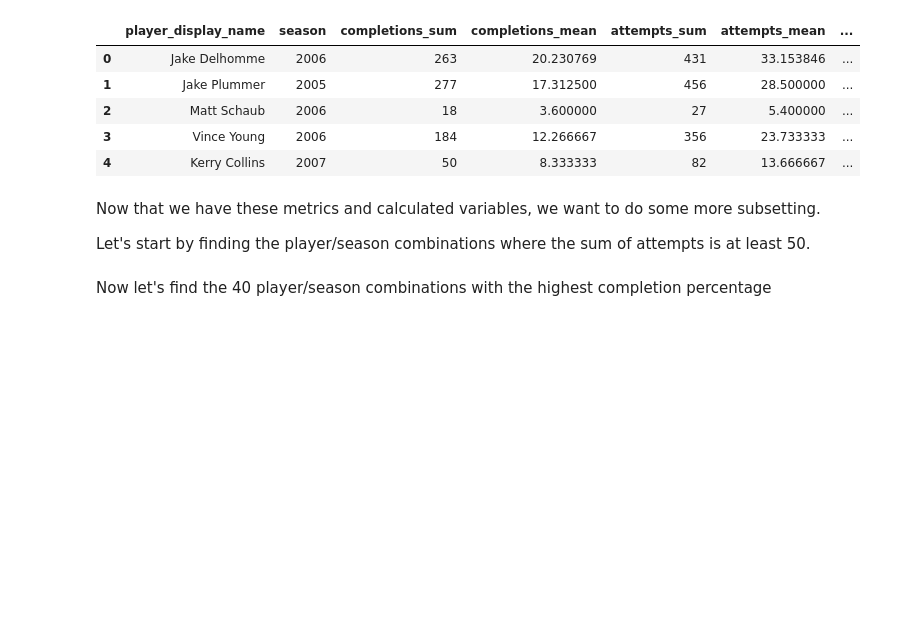
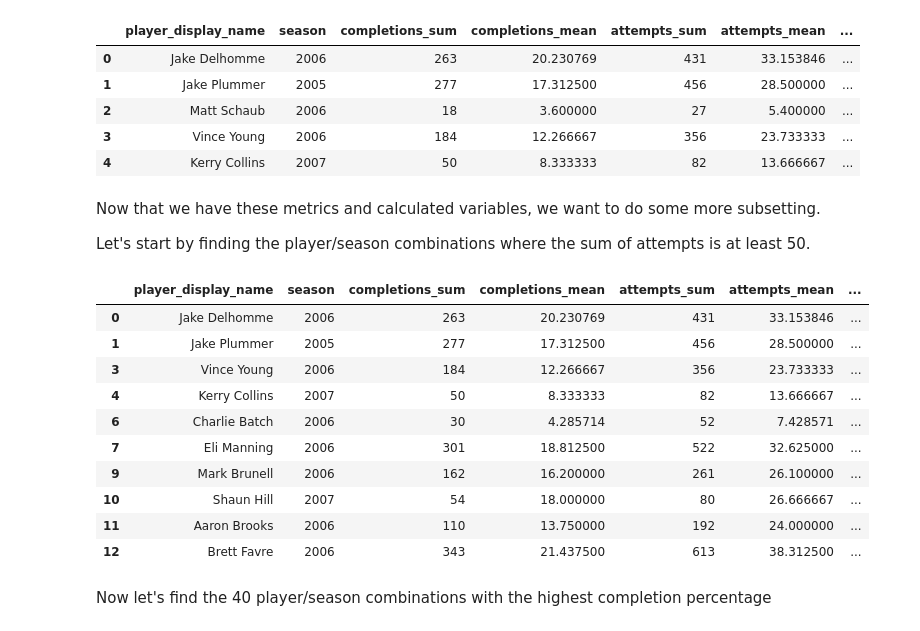
Before and after one commit to alanapooler827/554Project2, a Jupyter notebook: project2_notebook.ipynb, the cells around one changed output. Drawn from its saved outputs; the diff is of its cells as text; code cells hidden in the pictures; blank space fills up the shorter version.

```diff
--- a/project2_notebook.ipynb
+++ b/project2_notebook.ipynb
@@ -27,11 +40,11 @@ The read_csv() class method uses spark.read.load() to create an instance of the
 # %%
-air = SparkDataCheck.read_csv(spark, file_path = 'air.csv')
+air = SparkDataCheck.read_csv(spark, file_path = 'data/air.csv')
 
 # drop extra index column
-air.df = air.df.drop("_c0")
+air.df = air.df.drop('_c0')
 
 # replace periods in column names with underscores to avoid errors
-new_cols = [c.replace(".", "_") for c in air.df.columns]
+new_cols = [c.replace('.', '_') for c in air.df.columns]
 air.df = air.df.toDF(*new_cols)
 
 # show first 5 rows of data frame
@@ -414,6 +584,6 @@ warnings.simplefilter("ignore", category=PandasAPIOnSparkAdviceWarning)
 # %% [markdown]
 Read in the weekly NFL data using PySpark and look at the first 5 rows
 # %%
-nfl = ps.read_csv("weekly_nfl_data.csv")
+nfl = ps.read_csv('data/weekly_nfl_data.csv')
 nfl.head()
 # %% [output]
@@ -566,7 +735,20 @@ Now that we have these metrics and calculated variables, we want to do some more
 
 Let's start by finding the player/season combinations where the sum of attempts is at least 50.
 # %%
-top50_attempts = nfl_result[nfl_result["attempts_sum"] >= 50]
+top50_attempts = nfl_result[nfl_result['attempts_sum'] >= 50]
+top50_attempts.head()
+# %% [output]
+|  | player_display_name | season | completions_sum | completions_mean | attempts_sum | attempts_mean | ... |
+| 0 | Jake Delhomme | 2006 | 263 | 20.230769 | 431 | 33.153846 | ... |
+| 1 | Jake Plummer | 2005 | 277 | 17.312500 | 456 | 28.500000 | ... |
+| 3 | Vince Young | 2006 | 184 | 12.266667 | 356 | 23.733333 | ... |
+| 4 | Kerry Collins | 2007 | 50 | 8.333333 | 82 | 13.666667 | ... |
+| 6 | Charlie Batch | 2006 | 30 | 4.285714 | 52 | 7.428571 | ... |
+| 7 | Eli Manning | 2006 | 301 | 18.812500 | 522 | 32.625000 | ... |
+| 9 | Mark Brunell | 2006 | 162 | 16.200000 | 261 | 26.100000 | ... |
+| 10 | Shaun Hill | 2007 | 54 | 18.000000 | 80 | 26.666667 | ... |
+| 11 | Aaron Brooks | 2006 | 110 | 13.750000 | 192 | 24.000000 | ... |
+| 12 | Brett Favre | 2006 | 343 | 21.437500 | 613 | 38.312500 | ... |
 # %% [markdown]
 Now let's find the 40 player/season combinations with the highest completion percentage
 # %%
```
Also changed, not shown: parts of 34 cells of this notebook, 2 other files.
